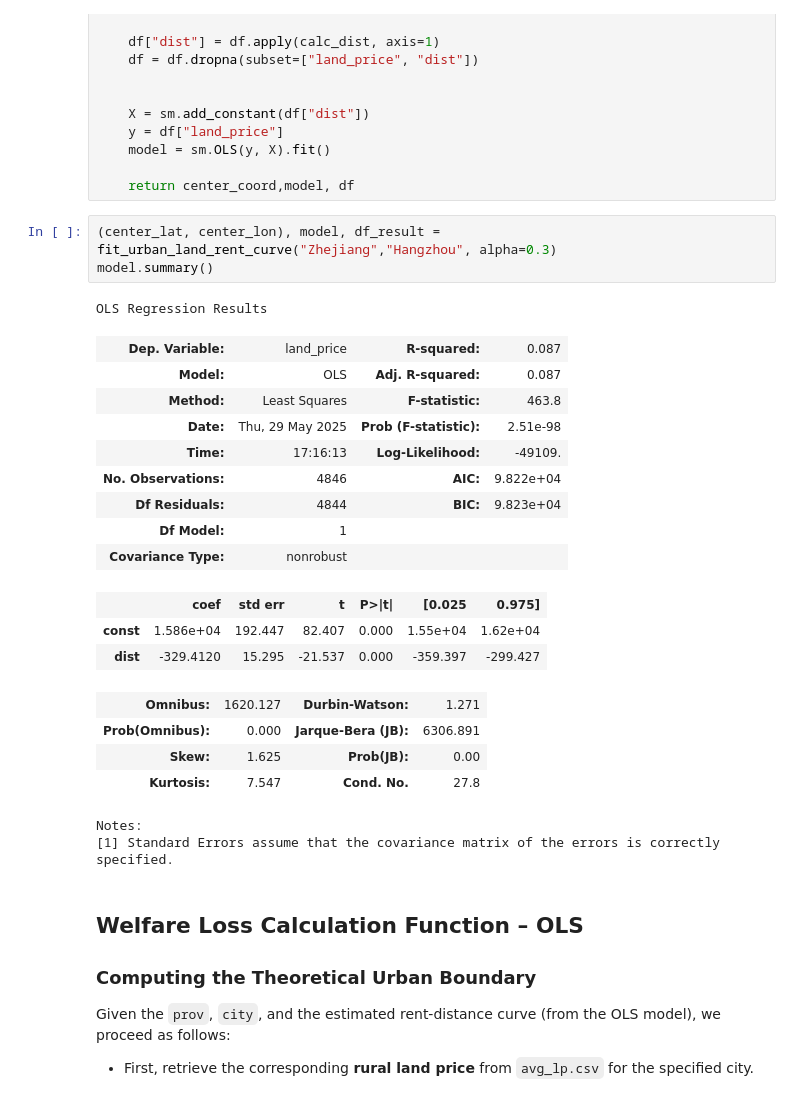
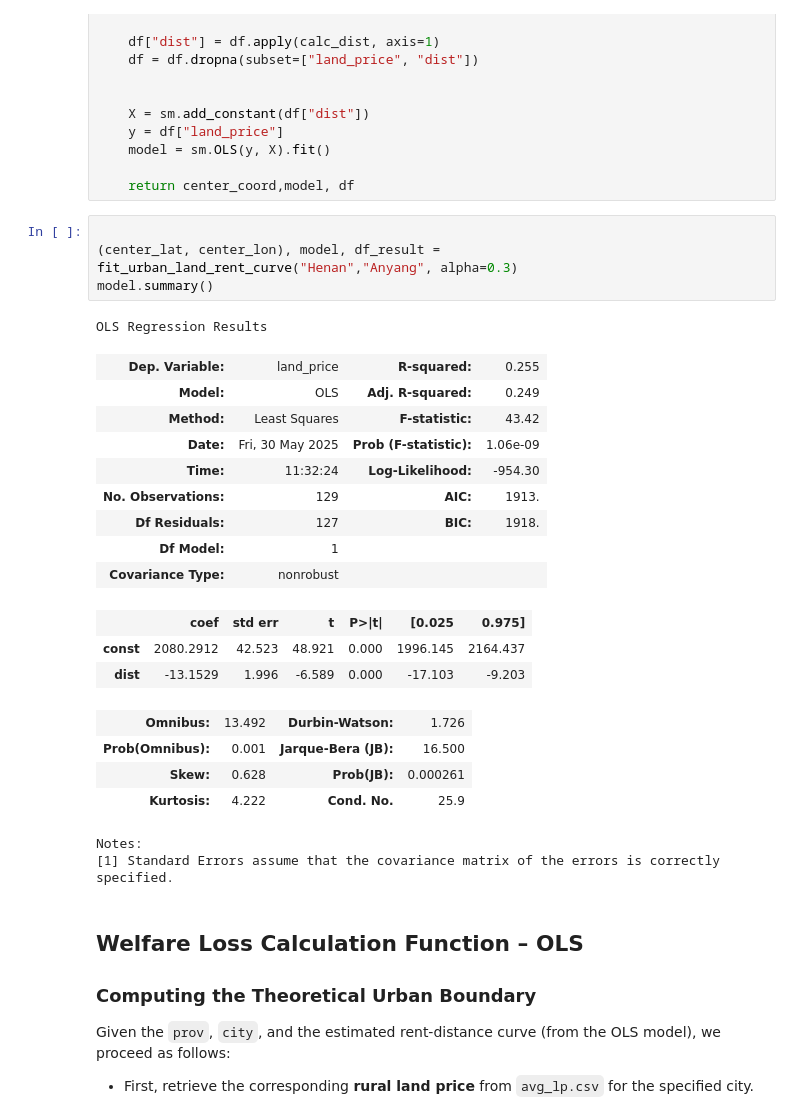
Before and after one commit to Lezy01/Welfare_Loss_from_Urban_Boundaries, a Jupyter notebook: Code/rent_curve_cal_mac.ipynb, the cells around one changed output. Drawn from its saved outputs; the diff is of its cells as text.

```diff
--- a/Code/rent_curve_cal.ipynb
+++ b/Code/rent_curve_cal_mac.ipynb
@@ -361,26 +361,27 @@ def fit_urban_land_rent_curve(prov, city, alpha=0.3,
 
     return center_coord,model, df
 # %%
-(center_lat, center_lon), model, df_result = fit_urban_land_rent_curve("Zhejiang","Hangzhou", alpha=0.3)
+
+(center_lat, center_lon), model, df_result = fit_urban_land_rent_curve("Henan","Anyang", alpha=0.3)
 model.summary()
 # %% [output]
 OLS Regression Results
-| Dep. Variable: | land_price | R-squared: | 0.087 |
-| Model: | OLS | Adj. R-squared: | 0.087 |
-| Method: | Least Squares | F-statistic: | 463.8 |
-| Date: | Thu, 29 May 2025 | Prob (F-statistic): | 2.51e-98 |
-| Time: | 17:16:13 | Log-Likelihood: | -49109. |
-| No. Observations: | 4846 | AIC: | 9.822e+04 |
-| Df Residuals: | 4844 | BIC: | 9.823e+04 |
+| Dep. Variable: | land_price | R-squared: | 0.255 |
+| Model: | OLS | Adj. R-squared: | 0.249 |
+| Method: | Least Squares | F-statistic: | 43.42 |
+| Date: | Fri, 30 May 2025 | Prob (F-statistic): | 1.06e-09 |
+| Time: | 11:32:24 | Log-Likelihood: | -954.30 |
+| No. Observations: | 129 | AIC: | 1913. |
+| Df Residuals: | 127 | BIC: | 1918. |
 | Df Model: | 1 |  |  |
 | Covariance Type: | nonrobust |  |  |
 |  | coef | std err | t | P>|t| | [0.025 | 0.975] |
-| const | 1.586e+04 | 192.447 | 82.407 | 0.000 | 1.55e+04 | 1.62e+04 |
-| dist | -329.4120 | 15.295 | -21.537 | 0.000 | -359.397 | -299.427 |
+| const | 2080.2912 | 42.523 | 48.921 | 0.000 | 1996.145 | 2164.437 |
+| dist | -13.1529 | 1.996 | -6.589 | 0.000 | -17.103 | -9.203 |
-| Omnibus: | 1620.127 | Durbin-Watson: | 1.271 |
-| Prob(Omnibus): | 0.000 | Jarque-Bera (JB): | 6306.891 |
-| Skew: | 1.625 | Prob(JB): | 0.00 |
-| Kurtosis: | 7.547 | Cond. No. | 27.8 |
+| Omnibus: | 13.492 | Durbin-Watson: | 1.726 |
+| Prob(Omnibus): | 0.001 | Jarque-Bera (JB): | 16.500 |
+| Skew: | 0.628 | Prob(JB): | 0.000261 |
+| Kurtosis: | 4.222 | Cond. No. | 25.9 |
 Notes:
 [1] Standard Errors assume that the covariance matrix of the errors is correctly specified.
 # %% [markdown]
```
Also changed, not shown: parts of 7 cells of this notebook.
